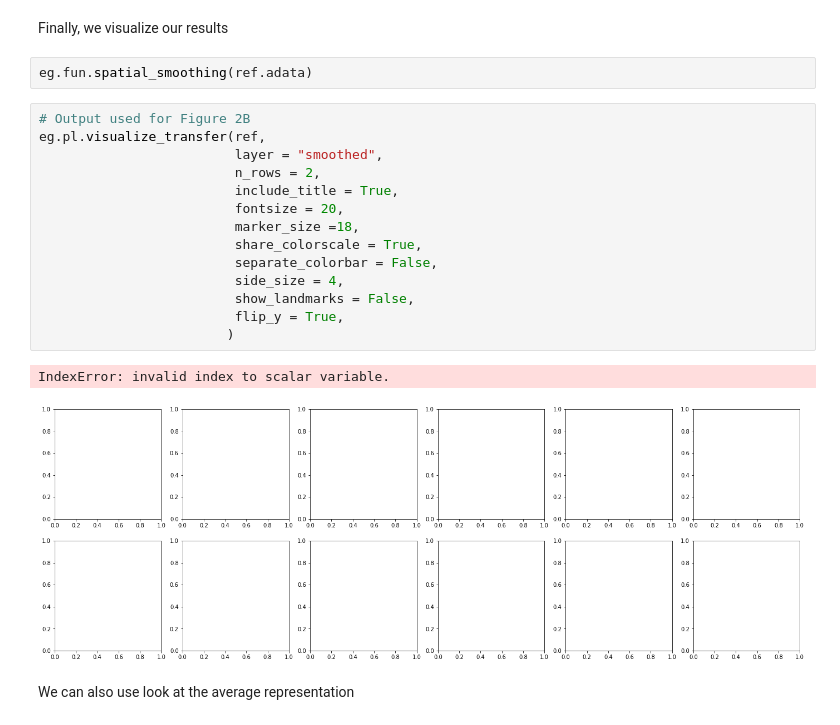
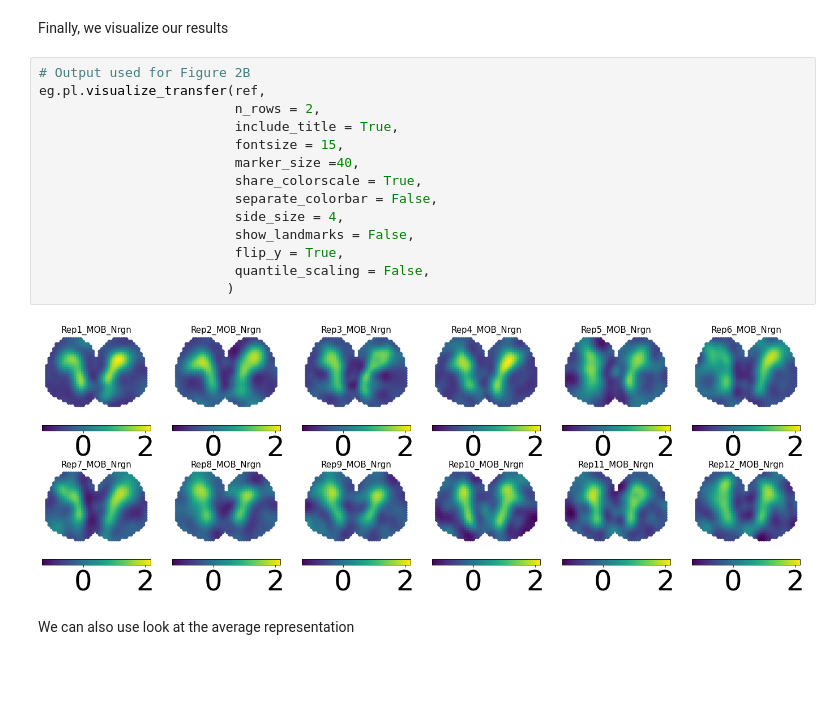
Before and after one commit to almaan/eggplant, a Jupyter notebook: notebooks/mob-full-analysis.ipynb, the cells around one changed output. Cells and saved outputs as stored; diff of their text form; blank space fills up the shorter version.

```diff
--- a/notebooks/mob-full-analysis.ipynb
+++ b/notebooks/mob-full-analysis.ipynb
@@ -171,24 +177,21 @@ eg.pl.model_diagnostics(losses = losses)
 # %% [markdown]
 Finally, we visualize our results
-# %%
-eg.fun.spatial_smoothing(ref.adata)
 # %%
 # Output used for Figure 2B
 eg.pl.visualize_transfer(ref,
-                         layer = "smoothed",
                          n_rows = 2,
                          include_title = True,
-                         fontsize = 20,
-                         marker_size =18,
+                         fontsize = 15,
+                         marker_size =40,
                          share_colorscale = True,
                          separate_colorbar = False,
                          side_size = 4,
                          show_landmarks = False,
                          flip_y = True,
+                         quantile_scaling = False,
                         )
 # %% [output]
-IndexError: invalid index to scalar variable.
-[figure, old version]
+[figure, new version]
 # %% [markdown]
 We can also use look at the average representation
 # %%
```
Also changed, not shown: parts of 7 cells of this notebook, 11 other files.
